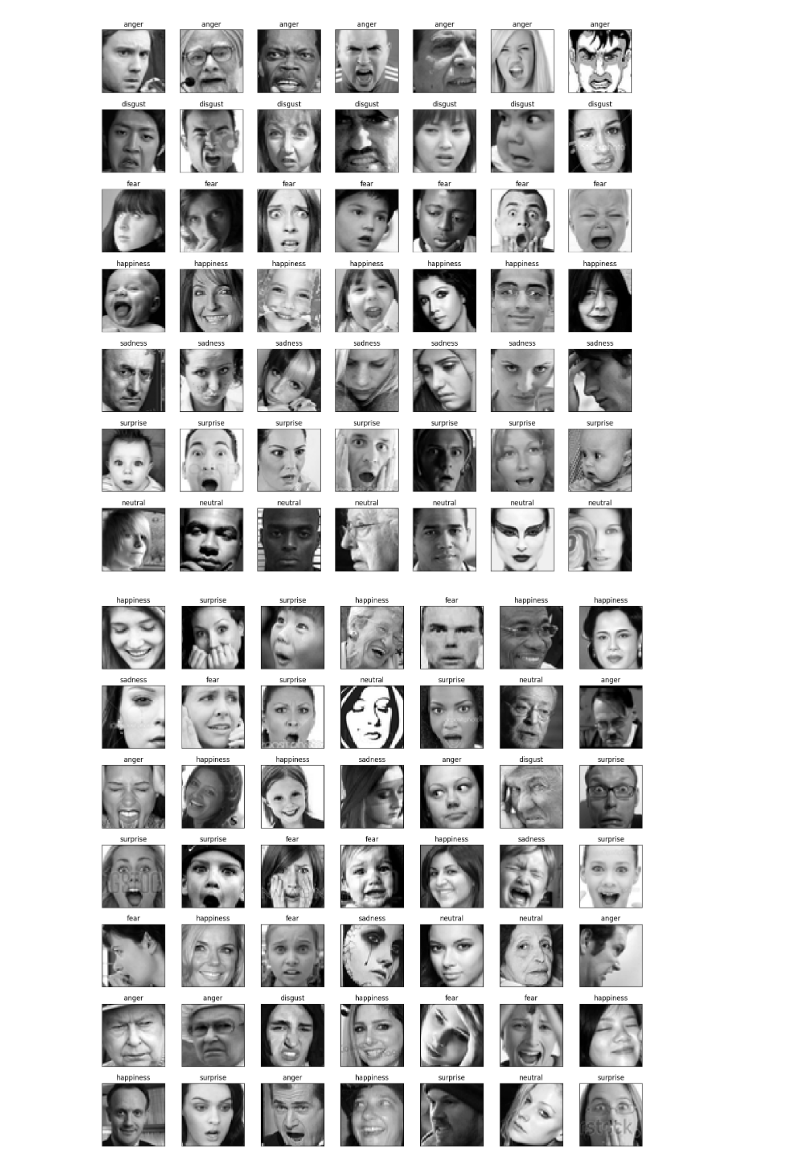
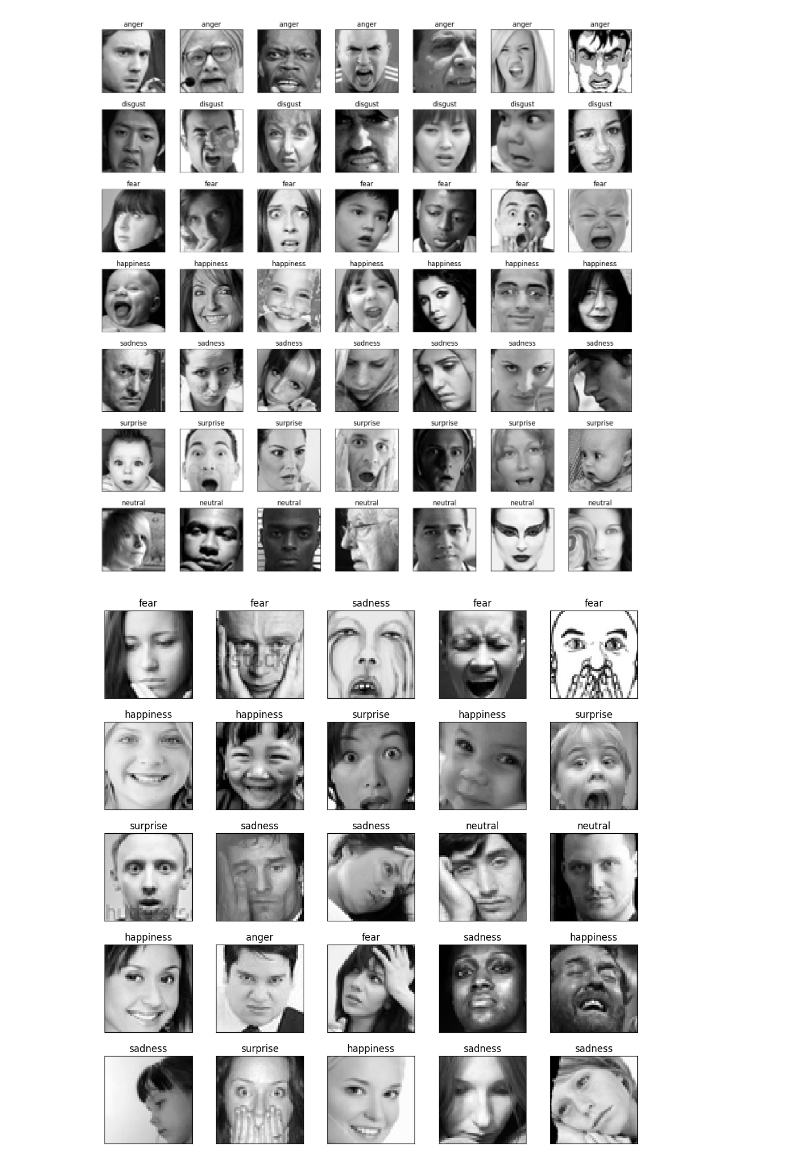
Before and after one commit to georgebaint/Computer-Vision-Facial-Expression-Recognition, a Jupyter notebook: code.ipynb, the cells around one changed output. Cells and saved outputs as stored; diff of their text form; code cells hidden in the pictures.

```diff
--- a/code.ipynb
+++ b/code.ipynb
@@ -75,25 +79,25 @@ for label in sorted(df.emotion.unique()):
 # %%
 import random
 
 # Assuming df is your DataFrame containing the pixel values and emotion labels
 
-fig = plt.figure(1, (14, 14))
-num_rows, num_cols = 7, 7  # You can adjust the number of rows and columns as per your preference
+fig = plt.figure(1, (10, 10))
+num_rows, num_cols = 5, 5  # You can adjust the number of rows and columns as per your preference
 
 # Shuffle the DataFrame indices randomly
 random_indices = random.sample(range(len(df)), num_rows * num_cols)
 
 for i, index in enumerate(random_indices):
     label = df.iloc[index]['emotion']
     px = np.array(df.iloc[index]['pixels'].split(' ')).reshape(48, 48).astype('float32')
 
     ax = plt.subplot(num_rows, num_cols, i + 1)
     ax.imshow(px, cmap='gray')
     ax.set_xticks([])
     ax.set_yticks([])
     ax.set_title(emotion_label[label])
 
 plt.tight_layout()
 plt.show()
 # %% [output]
-[figure, old version]
+[figure, new version]
```
Also changed, not shown: parts of 4 cells of this notebook.
